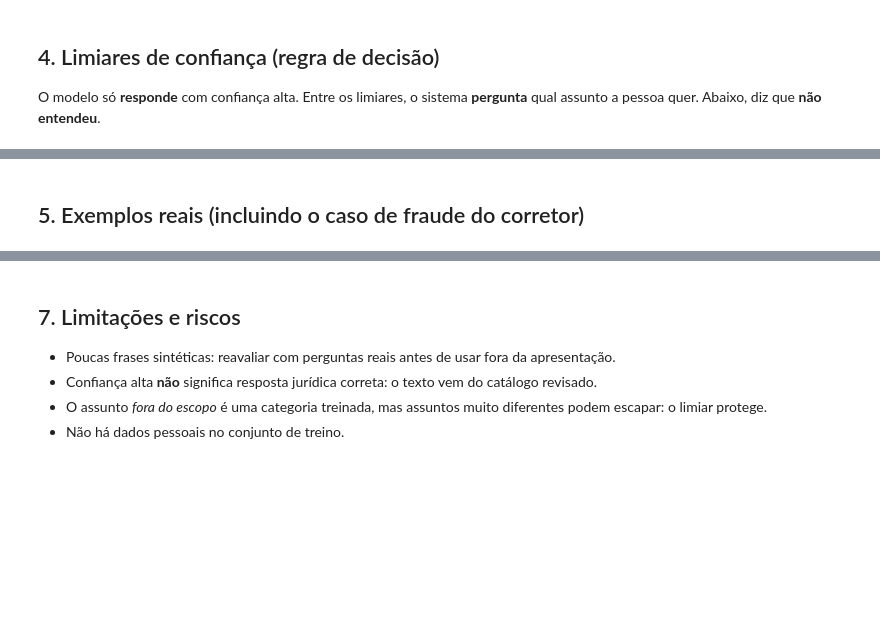
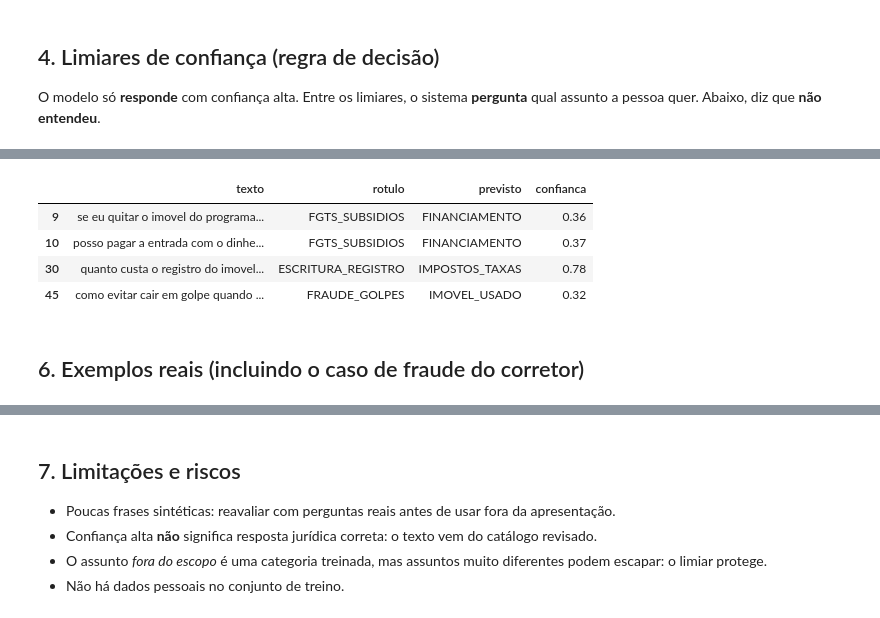
Before and after one commit to tecnando-rpa/larouaye-backend, a Jupyter notebook: larouaye-ia/notebooks/01_modelo_intencao.ipynb, the cells around one changed output, grey strips where cells are left out. Saved outputs shown, nothing was run; the diff lists cells and outputs as text; code cells hidden in the pictures; blank space fills up the shorter version.

```diff
--- a/larouaye-ia/notebooks/01_modelo_intencao.ipynb
+++ b/larouaye-ia/notebooks/01_modelo_intencao.ipynb
@@ -137,5 +151,15 @@ Erros que ficaram abaixo do limiar (seguros): 4 de 4
+# %%
+cego = pd.read_csv(nucleo.DADOS / 'intencao_teste_cego.csv')
+prev = pipe.predict(cego.texto); conf_c = pipe.predict_proba(cego.texto).max(axis=1).round(2)
+cego.assign(previsto=prev, confianca=conf_c)[prev != cego.rotulo.values]
+# %% [output]
+|  | texto | rotulo | previsto | confianca |
+| 9 | se eu quitar o imovel do programa... | FGTS_SUBSIDIOS | FINANCIAMENTO | 0.36 |
+| 10 | posso pagar a entrada com o dinhe... | FGTS_SUBSIDIOS | FINANCIAMENTO | 0.37 |
+| 30 | quanto custa o registro do imovel... | ESCRITURA_REGISTRO | IMPOSTOS_TAXAS | 0.78 |
+| 45 | como evitar cair em golpe quando ... | FRAUDE_GOLPES | IMOVEL_USADO | 0.32 |
 # %% [markdown]
-## 5. Exemplos reais (incluindo o caso de fraude do corretor)
+## 6. Exemplos reais (incluindo o caso de fraude do corretor)
 # %%
 exemplos = ['O corretor alterou meu IRRF e colocou minha esposa como dependente', 'Como sei se o imóvel tem escritura?', 'Posso usar FGTS na entrada?', 'Quero comprar um tênis', 'oi']
 linhas = []
```
Also changed, not shown: parts of 13 cells of this notebook, 18 other files.
